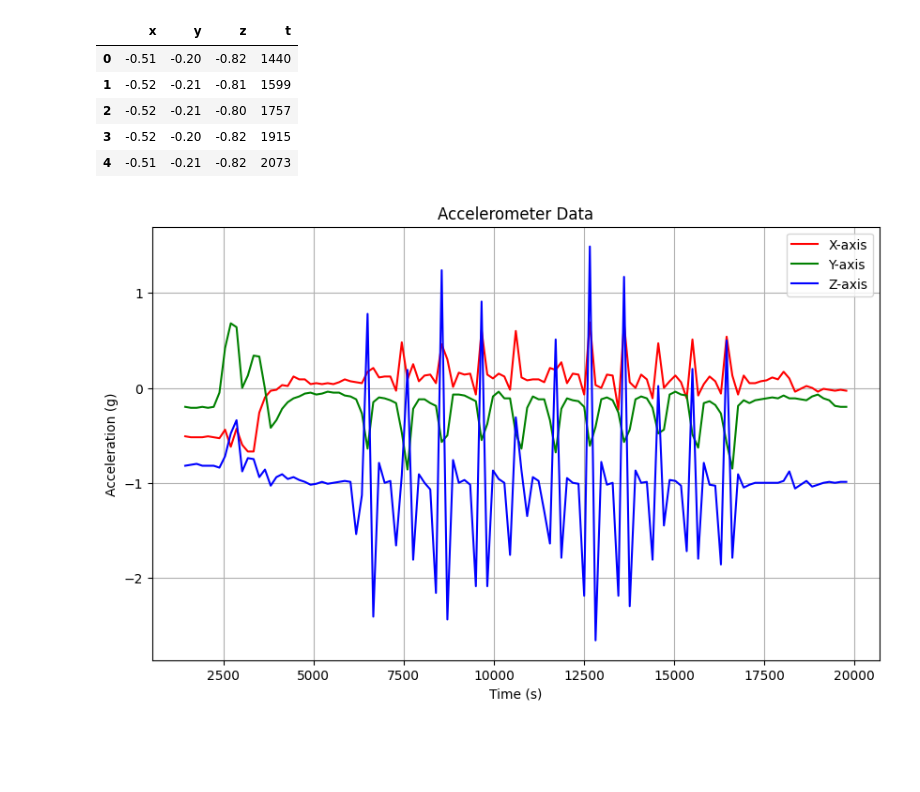
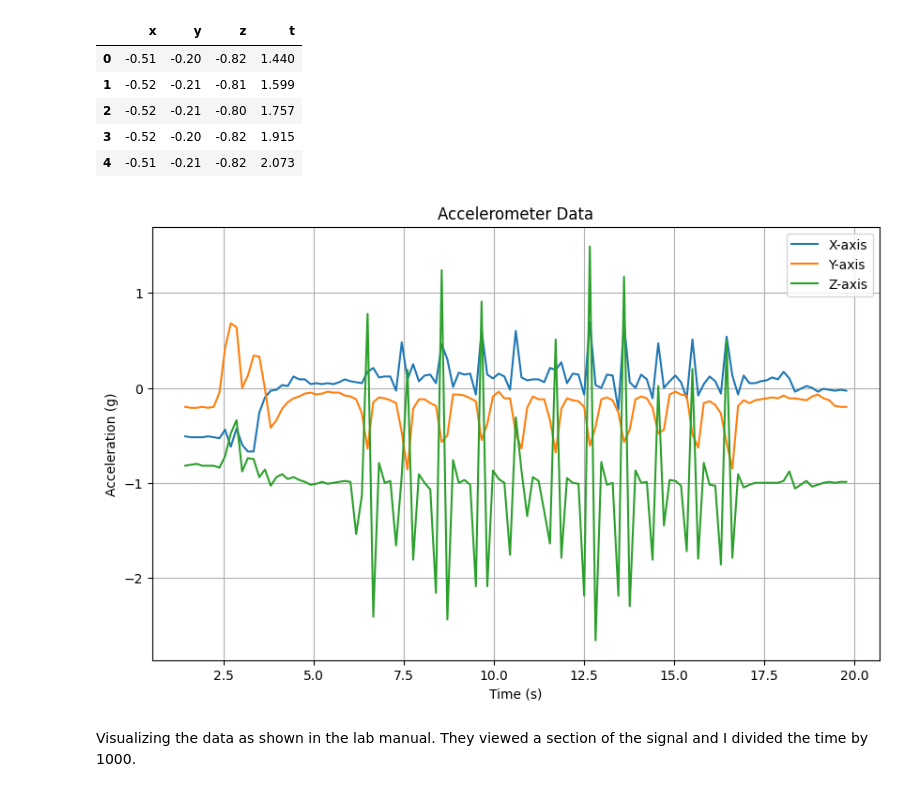
Before and after one commit to edumabagraham/BPK409-Lab1-DAQ, a Jupyter notebook: plots/lab1qu11.ipynb, the cells around one changed output. Drawn from its saved outputs; the diff is of its cells as text; code cells hidden in the pictures; blank space fills up the shorter version.

```diff
--- a/plots/lab1qu11.ipynb
+++ b/plots/lab1qu11.ipynb
@@ -5,24 +5,28 @@ import pandas as pd
 # %%
 df = pd.read_csv('/home/edumaba/Public/MPhil_Thesis/Activity Classification/BPK409-Lab1-DAQ/ExampleData/Lab1Qu11.txt', sep='\t', header=None, names=['x', 'y', 'z', 't'])
 # %%
+df['t'] = df['t']/1000
 df.head()
 # %% [output]
 |  | x | y | z | t |
-| 0 | -0.51 | -0.20 | -0.82 | 1440 |
-| 1 | -0.52 | -0.21 | -0.81 | 1599 |
-| 2 | -0.52 | -0.21 | -0.80 | 1757 |
-| 3 | -0.52 | -0.20 | -0.82 | 1915 |
-| 4 | -0.51 | -0.21 | -0.82 | 2073 |
+| 0 | -0.51 | -0.20 | -0.82 | 1.440 |
+| 1 | -0.52 | -0.21 | -0.81 | 1.599 |
+| 2 | -0.52 | -0.21 | -0.80 | 1.757 |
+| 3 | -0.52 | -0.20 | -0.82 | 1.915 |
+| 4 | -0.51 | -0.21 | -0.82 | 2.073 |
 # %%
 # Plot the data
 plt.figure(figsize=(10, 6))
-plt.plot(df['t'], df['x'], label='X-axis', color='r')
-plt.plot(df['t'], df['y'], label='Y-axis', color='g')
-plt.plot(df['t'], df['z'], label='Z-axis', color='b')
+plt.plot(df['t'], df['x'], label='X-axis')
+plt.plot(df['t'], df['y'], label='Y-axis')
+plt.plot(df['t'], df['z'], label='Z-axis')
 plt.title('Accelerometer Data')
 plt.xlabel('Time (s)')
 plt.ylabel('Acceleration (g)')
 plt.legend()
 plt.grid()
 # %% [output]
-[figure, old version]
+[figure, new version]
+# %% [markdown]
+Visualizing the data as shown in the lab manual.
+They viewed a section of the signal and I divided the time by 1000.
```
Also changed, not shown: parts of 2 cells of this notebook, 4 other files.
